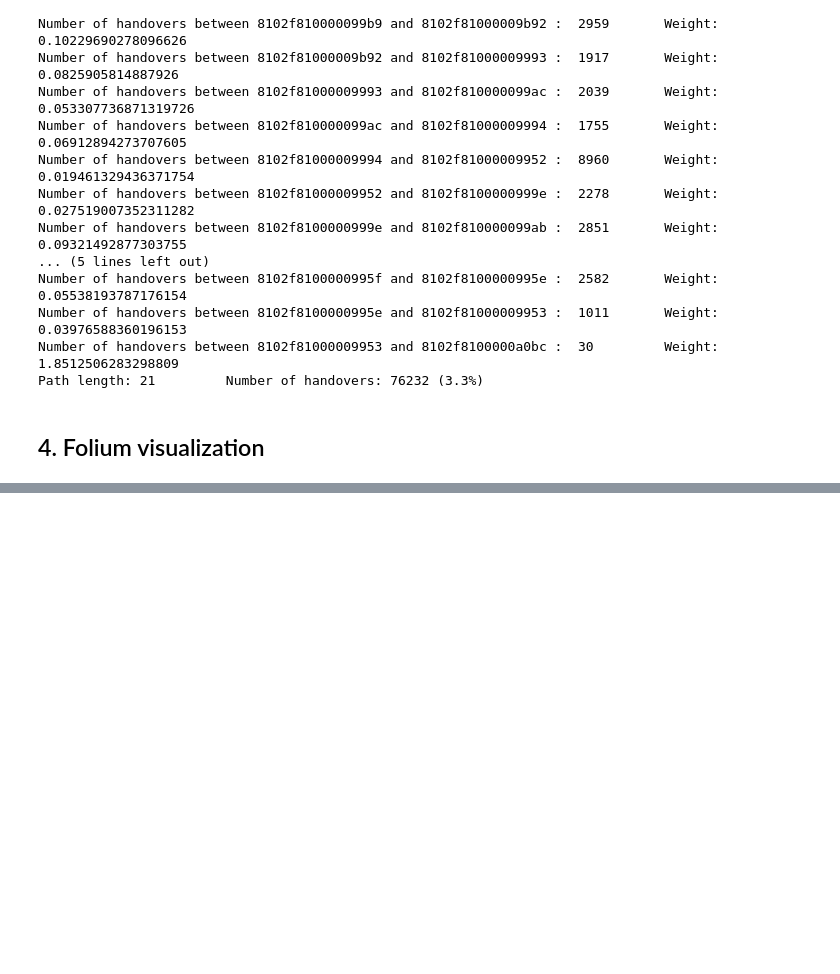
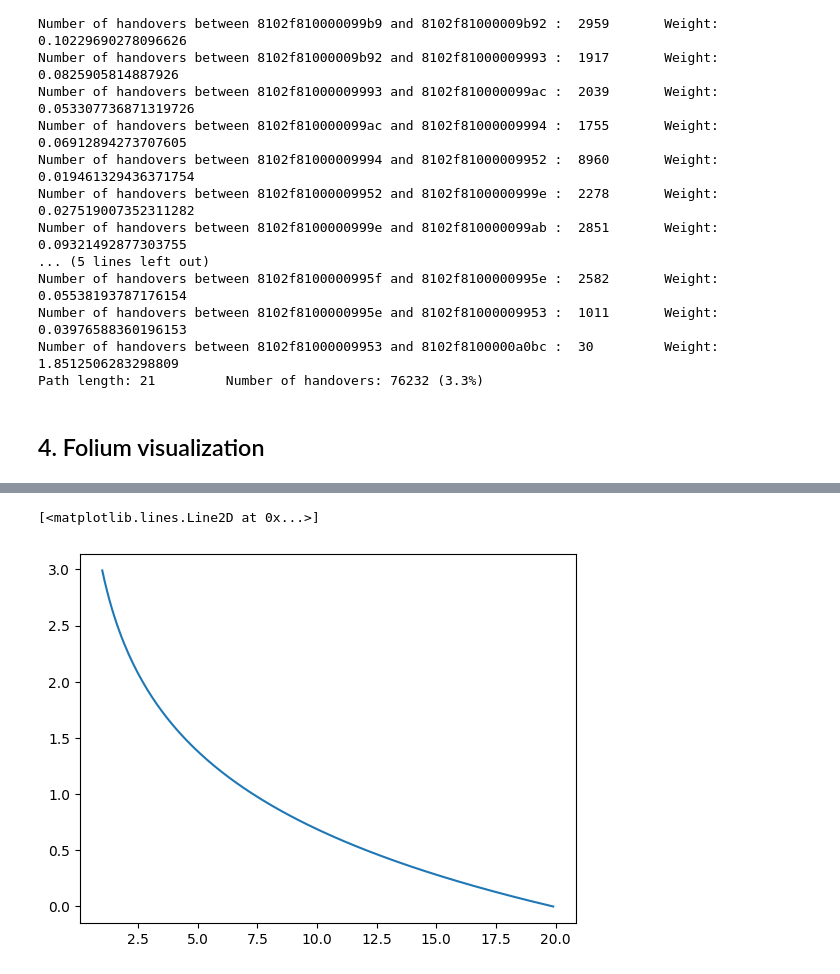
Before and after one commit to eakopyan/Popular-paths, a Jupyter notebook: HOProcess_v2/graph_analysis_day-night.ipynb, the cells around one changed output, grey strips where cells are left out. Cells and saved outputs as stored; diff of their text form; code cells hidden in the pictures; blank space fills up the shorter version.

```diff
--- a/HOProcess_v2/graph_analysis_day-night.ipynb
+++ b/HOProcess_v2/graph_analysis_day-night.ipynb
@@ -462,0 +517,10 @@ Closing lyon_shortest_path_nighttime.html map.
+# %%
+idx = np.arange(1,20,0.1)
+#f = [1/(x-4) for x in idx]
+f = [np.log(max(idx))-np.log(x) for x in idx]
+
+plt.figure()
+plt.plot(idx, f)
+# %% [output]
+[<matplotlib.lines.Line2D at 0x...>]
+[figure, added]
```
Also changed, not shown: parts of 8 cells of this notebook, 1 other file.
